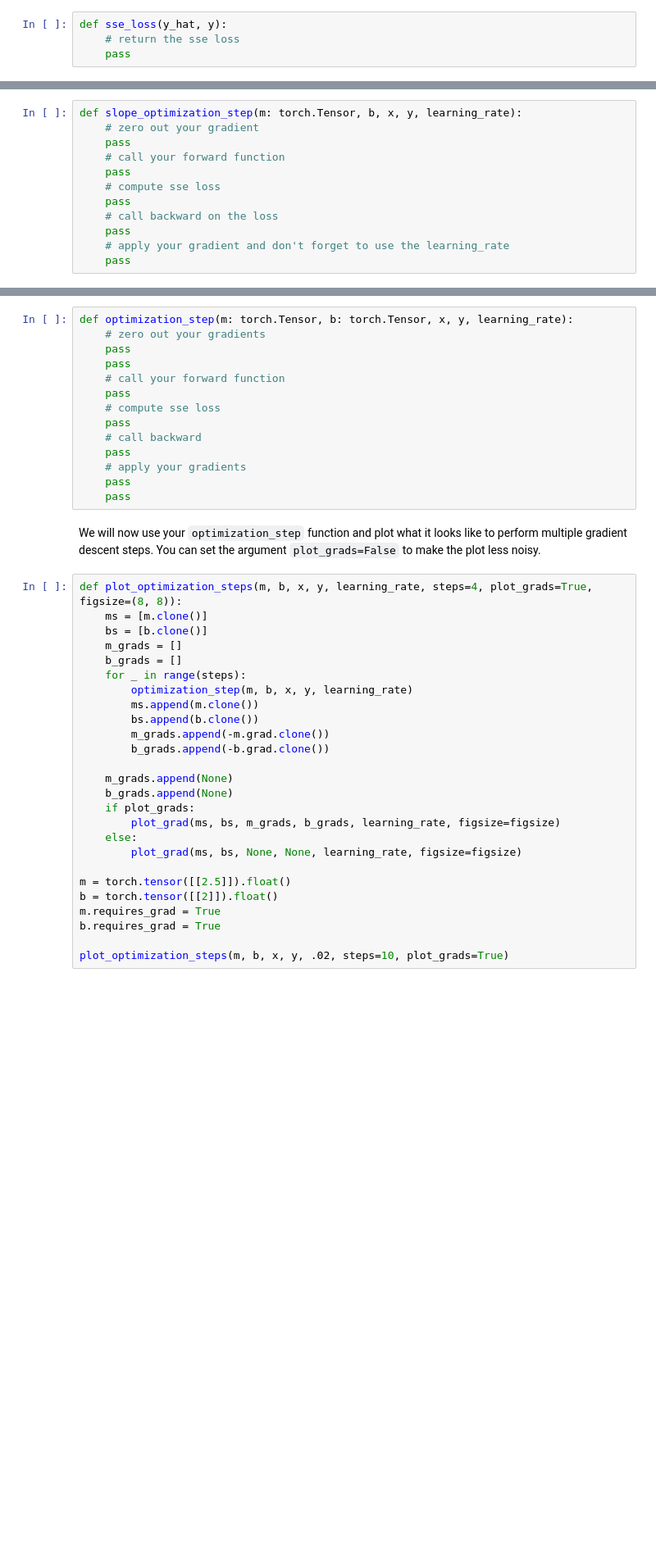
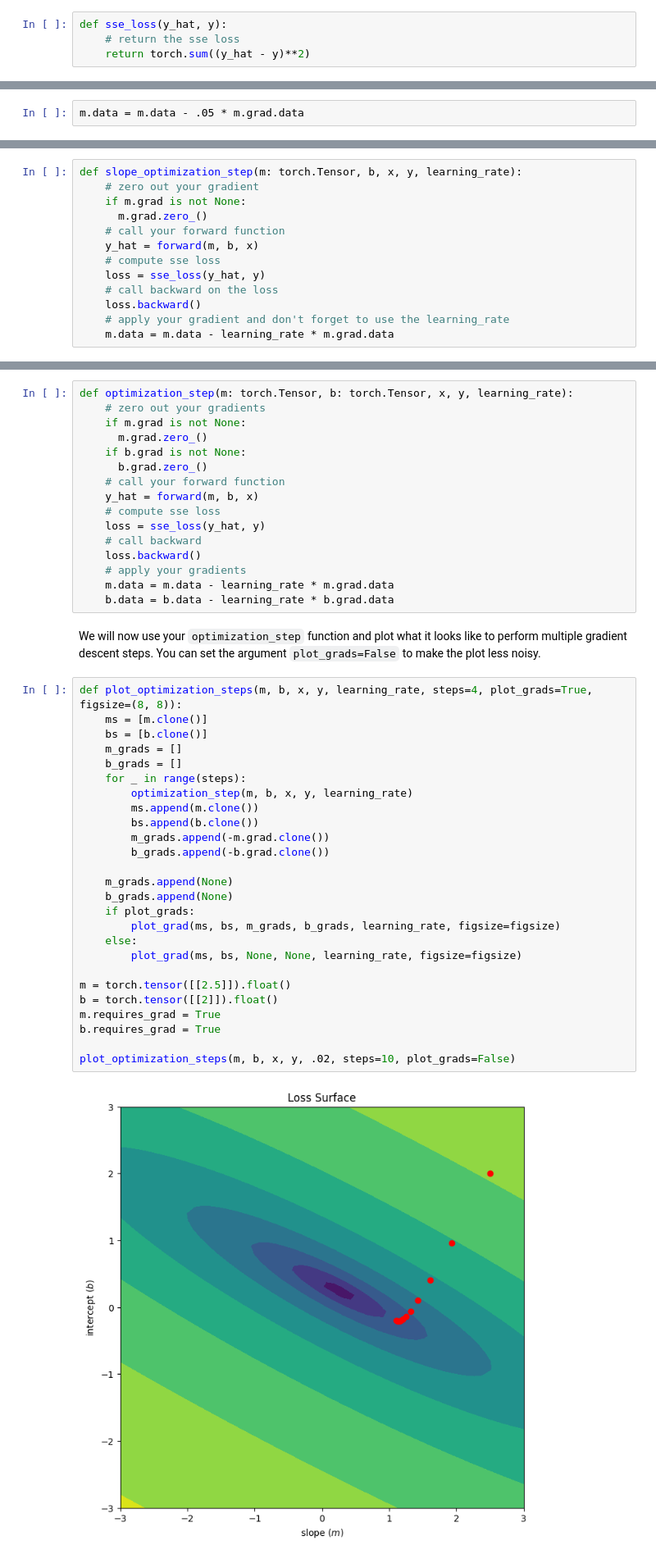
Before and after one commit to merekhelmer/byu-cs474, a Jupyter notebook: lab1_pytorch_intro.ipynb, the cells around one changed output, grey strips where cells are left out. Shown at 82% size. Saved outputs shown, nothing was run; the diff lists cells and outputs as text; blank space fills up the shorter version.

```diff
--- a/lab1_pytorch_intro.ipynb
+++ b/lab1_pytorch_intro.ipynb
@@ -1125,7 +1130,7 @@ The `sse_loss()` function takes your predictions `y_hat` and compares it to the
 # %%
 def sse_loss(y_hat, y):
     # return the sse loss
-    pass
+    return torch.sum((y_hat - y)**2)
 # %% [markdown]
 Execute the cell below to validate your `forward()` and `sse_loss()` work correctly.
 # %%
@@ -1184,6 +1201,8 @@ You will notice this contains a `grad_fn` which means this operation was put on
 We do not want to calculate gradients on our update step since we aren't doing meta-learning.
 
 Instead you should update `m` by accessing its `.data` variable and setting `m.data = m.data - .05 * m.grad.data`
+# %%
+m.data = m.data - .05 * m.grad.data
 # %% [markdown]
 Now that we have updated our slope, call `plot_slope_grad()` below.
 # %%
@@ -1197,15 +1218,16 @@ Follow the directions below and implement the `slope_optimization_step()` functi
 # %%
 def slope_optimization_step(m: torch.Tensor, b, x, y, learning_rate):
     # zero out your gradient
-    pass
+    if m.grad is not None:
+      m.grad.zero_()
     # call your forward function
-    pass
+    y_hat = forward(m, b, x)
     # compute sse loss
-    pass
+    loss = sse_loss(y_hat, y)
     # call backward on the loss
-    pass
+    loss.backward()
     # apply your gradient and don't forget to use the learning_rate
-    pass
+    m.data = m.data - learning_rate * m.grad.data
 # %% [markdown]
 We will now use your `optimization_step` function to plot multiple optimization steps. Execute the cell below.
 # %%
@@ -1260,46 +1290,50 @@ Follow the directions below and implement the `optimization_step()` function.
 # %%
 def optimization_step(m: torch.Tensor, b: torch.Tensor, x, y, learning_rate):
     # zero out your gradients
-    pass
-    pass
+    if m.grad is not None:
+      m.grad.zero_()
+    if b.grad is not None:
+      b.grad.zero_()
     # call your forward function
-    pass
+    y_hat = forward(m, b, x)
     # compute sse loss
-    pass
+    loss = sse_loss(y_hat, y)
     # call backward
-    pass
+    loss.backward()
     # apply your gradients
-    pass
-    pass
+    m.data = m.data - learning_rate * m.grad.data
+    b.data = b.data - learning_rate * b.grad.data
 # %% [markdown]
 We will now use your `optimization_step` function and plot what it looks like to perform multiple gradient descent steps.
 You can set the argument `plot_grads=False` to make the plot less noisy.
 # %%
 def plot_optimization_steps(m, b, x, y, learning_rate, steps=4, plot_grads=True, figsize=(8, 8)):
     ms = [m.clone()]
     bs = [b.clone()]
     m_grads = []
     b_grads = []
     for _ in range(steps):
         optimization_step(m, b, x, y, learning_rate)
         ms.append(m.clone())
         bs.append(b.clone())
         m_grads.append(-m.grad.clone())
         b_grads.append(-b.grad.clone())
 
     m_grads.append(None)
     b_grads.append(None)
     if plot_grads:
         plot_grad(ms, bs, m_grads, b_grads, learning_rate, figsize=figsize)
     else:
         plot_grad(ms, bs, None, None, learning_rate, figsize=figsize)
 
 m = torch.tensor([[2.5]]).float()
 b = torch.tensor([[2]]).float()
 m.requires_grad = True
 b.requires_grad = True
 
-plot_optimization_steps(m, b, x, y, .02, steps=10, plot_grads=True)
+plot_optimization_steps(m, b, x, y, .02, steps=10, plot_grads=False)
+# %% [output]
+[figure, added]
 # %% [markdown]
 After 10 optimization steps, we were not able to reach the minimal loss, so let's start over and optimize for 100 steps.
 # %%
```
Also changed, not shown: parts of 27 cells of this notebook.
